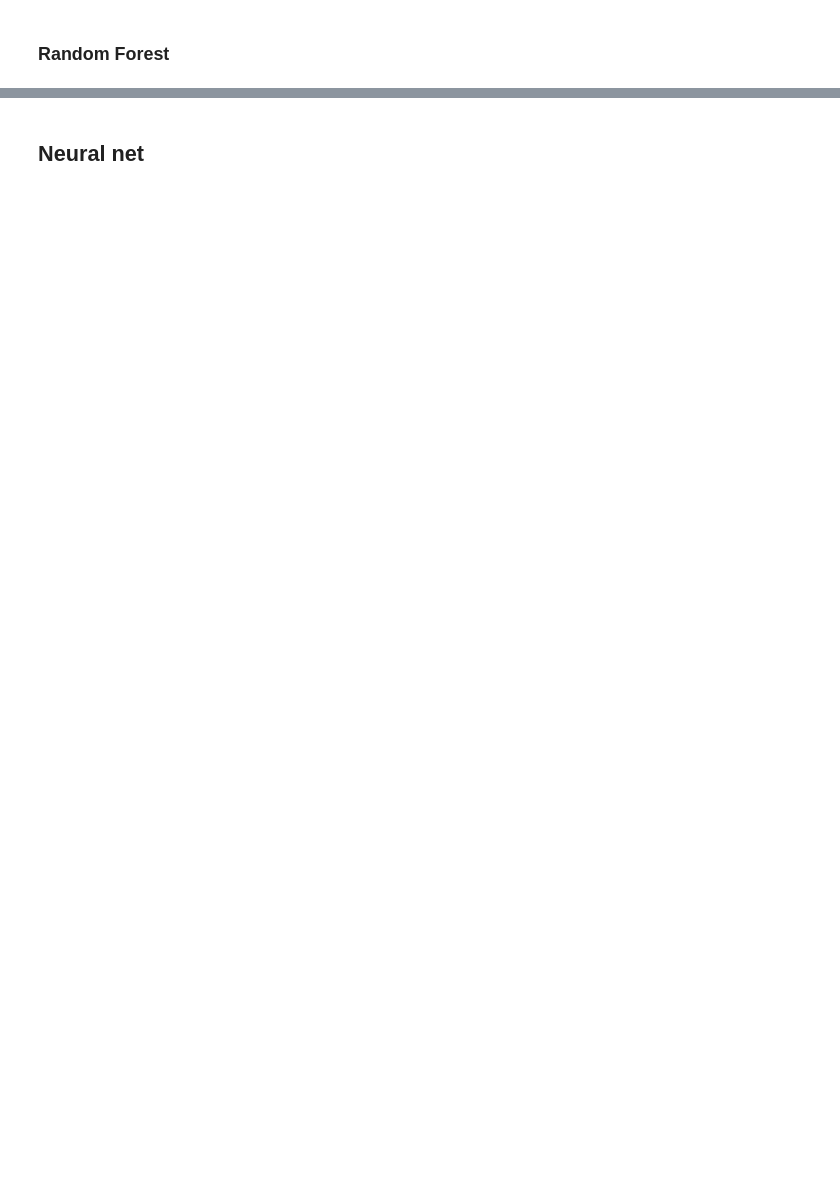
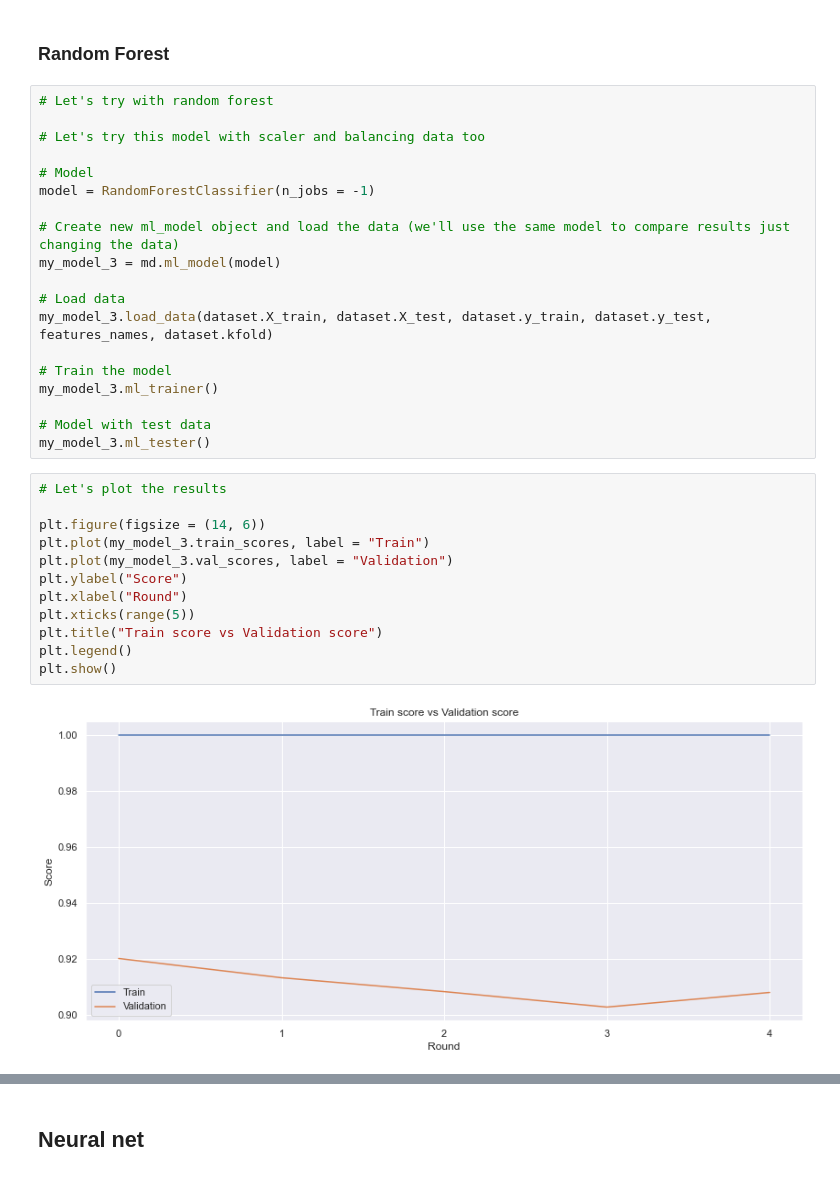
Before and after one commit to Jasc94/thebridge, a Jupyter notebook: 0_Project_ML/src/main.ipynb, the cells around one changed output, grey strips where cells are left out. Saved outputs shown, nothing was run; the diff lists cells and outputs as text; blank space fills up the shorter version.

```diff
--- a/0_Project_ML/src/main.ipynb
+++ b/0_Project_ML/src/main.ipynb
@@ -596,2 +594,35 @@ array([-0.04051948])
 # %% [markdown]
 ### Random Forest
+# %%
+# Let's try with random forest
+
+# Let's try this model with scaler and balancing data too
+
+# Model
+model = RandomForestClassifier(n_jobs = -1)
+
+# Create new ml_model object and load the data (we'll use the same model to compare results just changing the data)
+my_model_3 = md.ml_model(model)
+
+# Load data
+my_model_3.load_data(dataset.X_train, dataset.X_test, dataset.y_train, dataset.y_test, features_names, dataset.kfold)
+
+# Train the model
+my_model_3.ml_trainer()
+
+# Model with test data
+my_model_3.ml_tester()
+# %%
+# Let's plot the results
+
+plt.figure(figsize = (14, 6))
+plt.plot(my_model_3.train_scores, label = "Train")
+plt.plot(my_model_3.val_scores, label = "Validation")
+plt.ylabel("Score")
+plt.xlabel("Round")
+plt.xticks(range(5))
+plt.title("Train score vs Validation score")
+plt.legend()
+plt.show()
+# %% [output]
+[figure, added]
```
Also changed, not shown: parts of 13 cells of this notebook, 17 other files.
